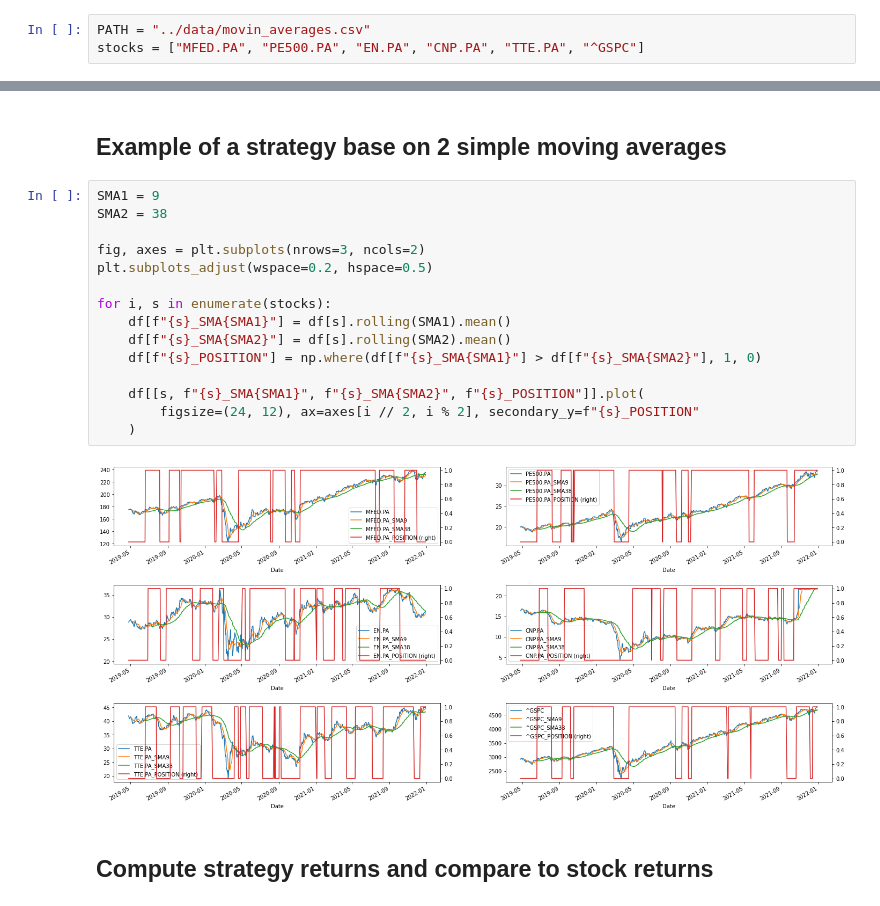
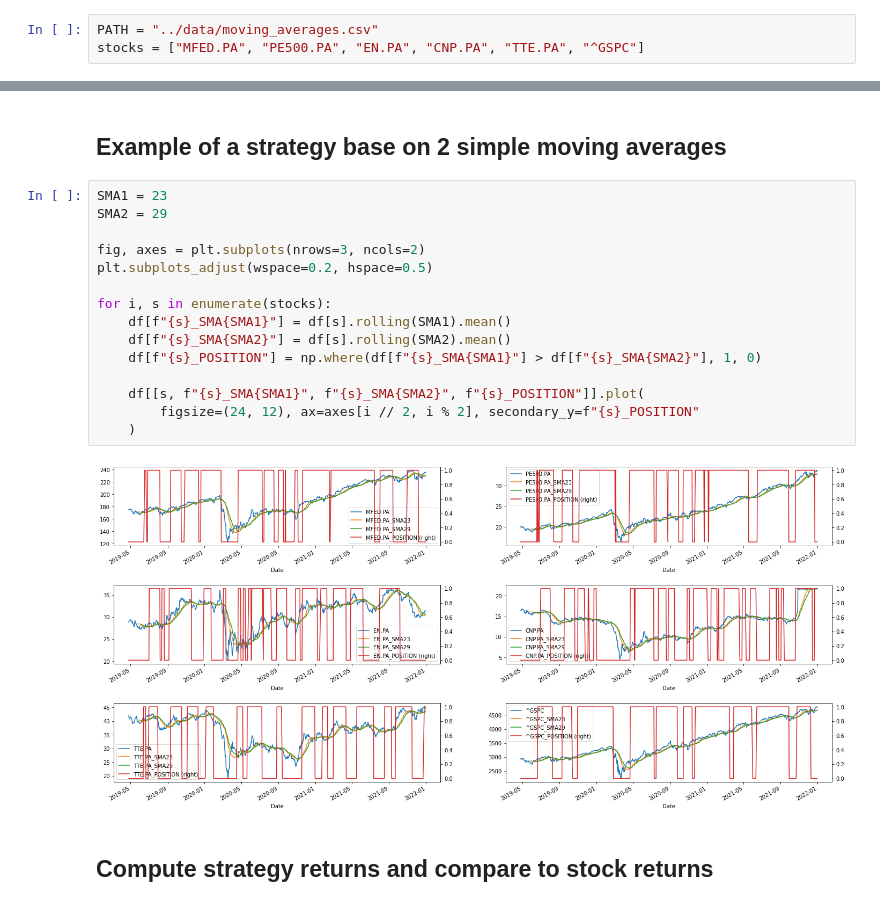
Before and after one commit to IamTossan/finance-research, a Jupyter notebook: src/moving_averages.ipynb, the cells around one changed output, grey strips where cells are left out. Drawn from its saved outputs; the diff is of its cells as text.

```diff
--- a/src/moving_averages.ipynb
+++ b/src/moving_averages.ipynb
@@ -8,7 +8,7 @@ import pprint
 
 from utils import get_data, get_return_simulation
 # %%
-PATH = "../data/movin_averages.csv"
+PATH = "../data/moving_averages.csv"
 stocks = ["MFED.PA", "PE500.PA", "EN.PA", "CNP.PA", "TTE.PA", "^GSPC"]
 # %% [markdown]
 ## Get stocks data
@@ -25,22 +25,22 @@ array([[<AxesSubplot:xlabel='Date'>, <AxesSubplot:xlabel='Date'>],
 # %% [markdown]
 ## Example of a strategy base on 2 simple moving averages
 # %%
-SMA1 = 9
-SMA2 = 38
+SMA1 = 23
+SMA2 = 29
 
 fig, axes = plt.subplots(nrows=3, ncols=2)
 plt.subplots_adjust(wspace=0.2, hspace=0.5)
 
 for i, s in enumerate(stocks):
     df[f"{s}_SMA{SMA1}"] = df[s].rolling(SMA1).mean()
     df[f"{s}_SMA{SMA2}"] = df[s].rolling(SMA2).mean()
     df[f"{s}_POSITION"] = np.where(df[f"{s}_SMA{SMA1}"] > df[f"{s}_SMA{SMA2}"], 1, 0)
 
     df[[s, f"{s}_SMA{SMA1}", f"{s}_SMA{SMA2}", f"{s}_POSITION"]].plot(
         figsize=(24, 12), ax=axes[i // 2, i % 2], secondary_y=f"{s}_POSITION"
     )
 # %% [output]
-[figure, old version]
+[figure, new version]
 # %% [markdown]
 ## Compute strategy returns and compare to stock returns
 # %%
```
Also changed, not shown: parts of 3 cells of this notebook.
